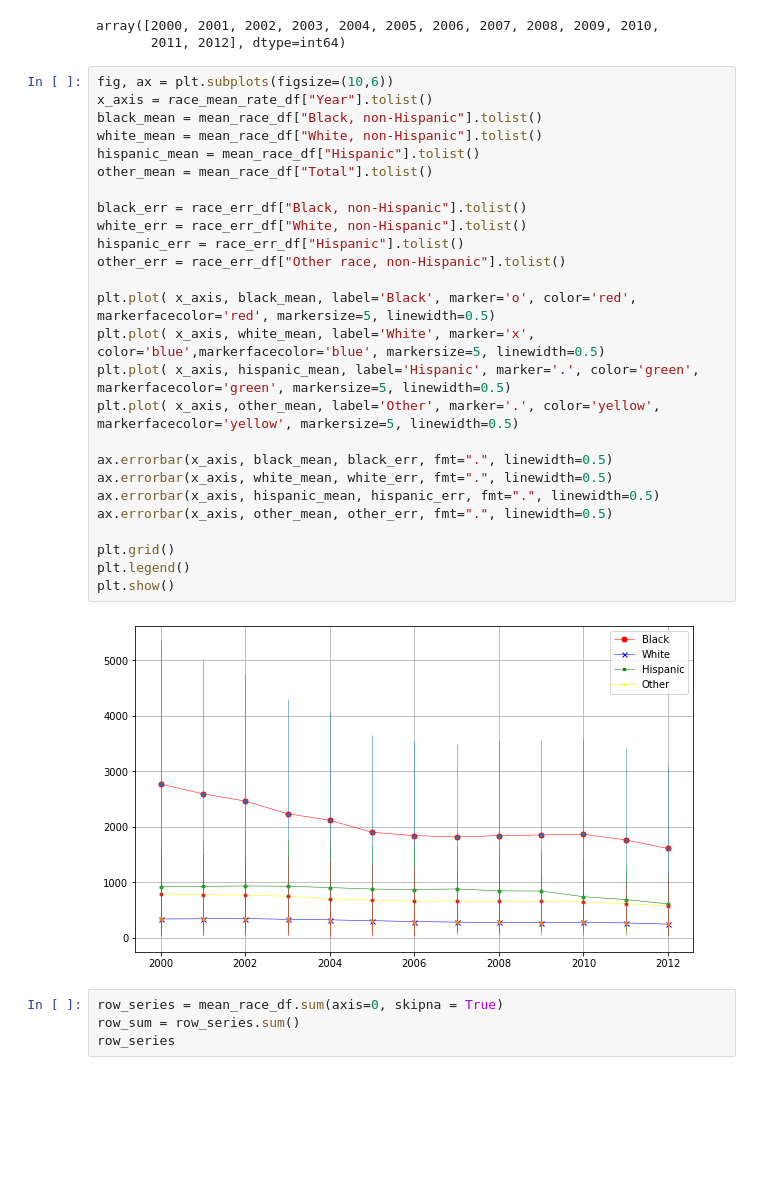
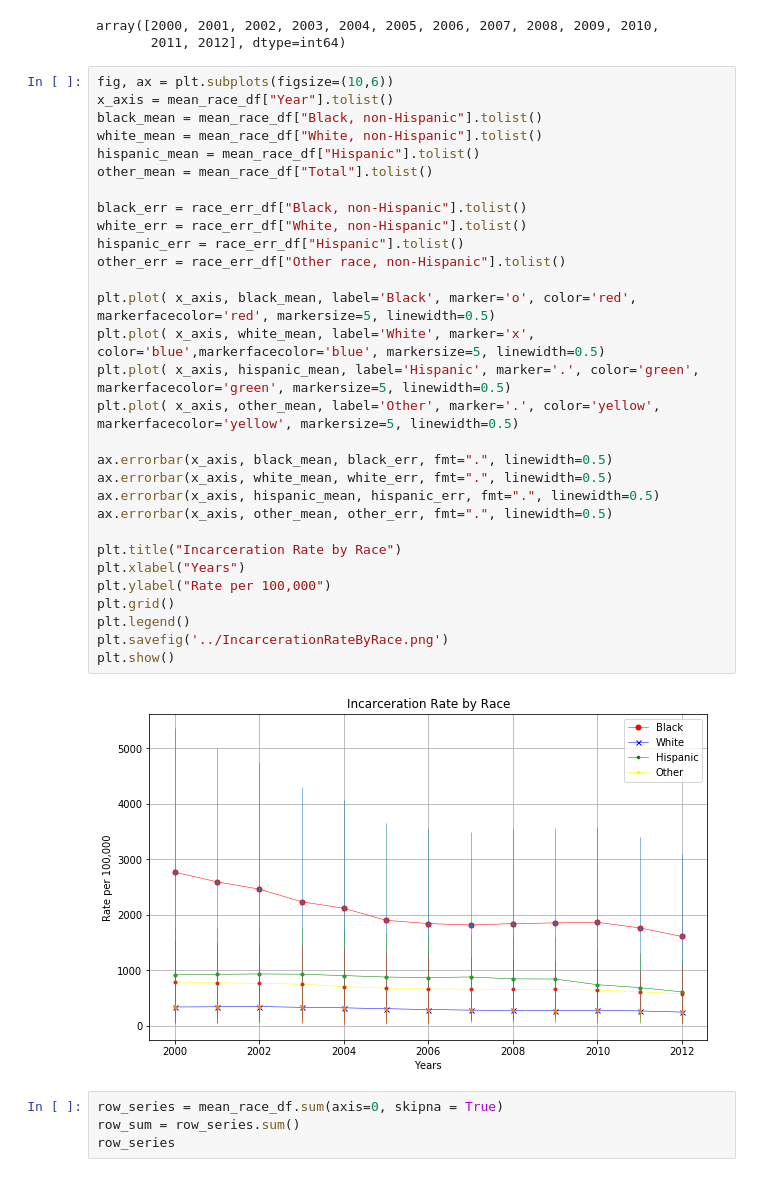
Before and after one commit to Gary-Schulke/Practice_Repo, a Jupyter notebook: data_exploration/cleaning_imprisionment_rates.ipynb, the cells around one changed output. Drawn from its saved outputs; the diff is of its cells as text; blank space fills up the shorter version.

Commit message:
Incarcaratin plots

```diff
--- a/data_exploration/cleaning_imprisionment_rates.ipynb
+++ b/data_exploration/cleaning_imprisionment_rates.ipynb
@@ -213,32 +214,36 @@ array([2000, 2001, 2002, 2003, 2004, 2005, 2006, 2007, 2008, 2009, 2010,
        2011, 2012], dtype=int64)
 # %%
 fig, ax = plt.subplots(figsize=(10,6))
-x_axis = race_mean_rate_df["Year"].tolist()
+x_axis = mean_race_df["Year"].tolist()
 black_mean = mean_race_df["Black, non-Hispanic"].tolist()
 white_mean = mean_race_df["White, non-Hispanic"].tolist()
 hispanic_mean = mean_race_df["Hispanic"].tolist()
 other_mean = mean_race_df["Total"].tolist()
 
 black_err = race_err_df["Black, non-Hispanic"].tolist()
 white_err = race_err_df["White, non-Hispanic"].tolist()
 hispanic_err = race_err_df["Hispanic"].tolist()
 other_err = race_err_df["Other race, non-Hispanic"].tolist()
 
 plt.plot( x_axis, black_mean, label='Black', marker='o', color='red', markerfacecolor='red', markersize=5, linewidth=0.5)
 plt.plot( x_axis, white_mean, label='White', marker='x', color='blue',markerfacecolor='blue', markersize=5, linewidth=0.5)
 plt.plot( x_axis, hispanic_mean, label='Hispanic', marker='.', color='green', markerfacecolor='green', markersize=5, linewidth=0.5)
 plt.plot( x_axis, other_mean, label='Other', marker='.', color='yellow', markerfacecolor='yellow', markersize=5, linewidth=0.5)
 
 ax.errorbar(x_axis, black_mean, black_err, fmt=".", linewidth=0.5)
 ax.errorbar(x_axis, white_mean, white_err, fmt=".", linewidth=0.5)
 ax.errorbar(x_axis, hispanic_mean, hispanic_err, fmt=".", linewidth=0.5)
 ax.errorbar(x_axis, other_mean, other_err, fmt=".", linewidth=0.5)
 
+plt.title("Incarceration Rate by Race")
+plt.xlabel("Years")
+plt.ylabel("Rate per 100,000")
 plt.grid()
 plt.legend()
+plt.savefig('../IncarcerationRateByRace.png')
 plt.show()
 # %% [output]
-[figure, old version]
+[figure, new version]
 # %%
 row_series = mean_race_df.sum(axis=0, skipna = True)
 row_sum = row_series.sum()
```
Also changed, not shown: parts of 1 cell of this notebook.
